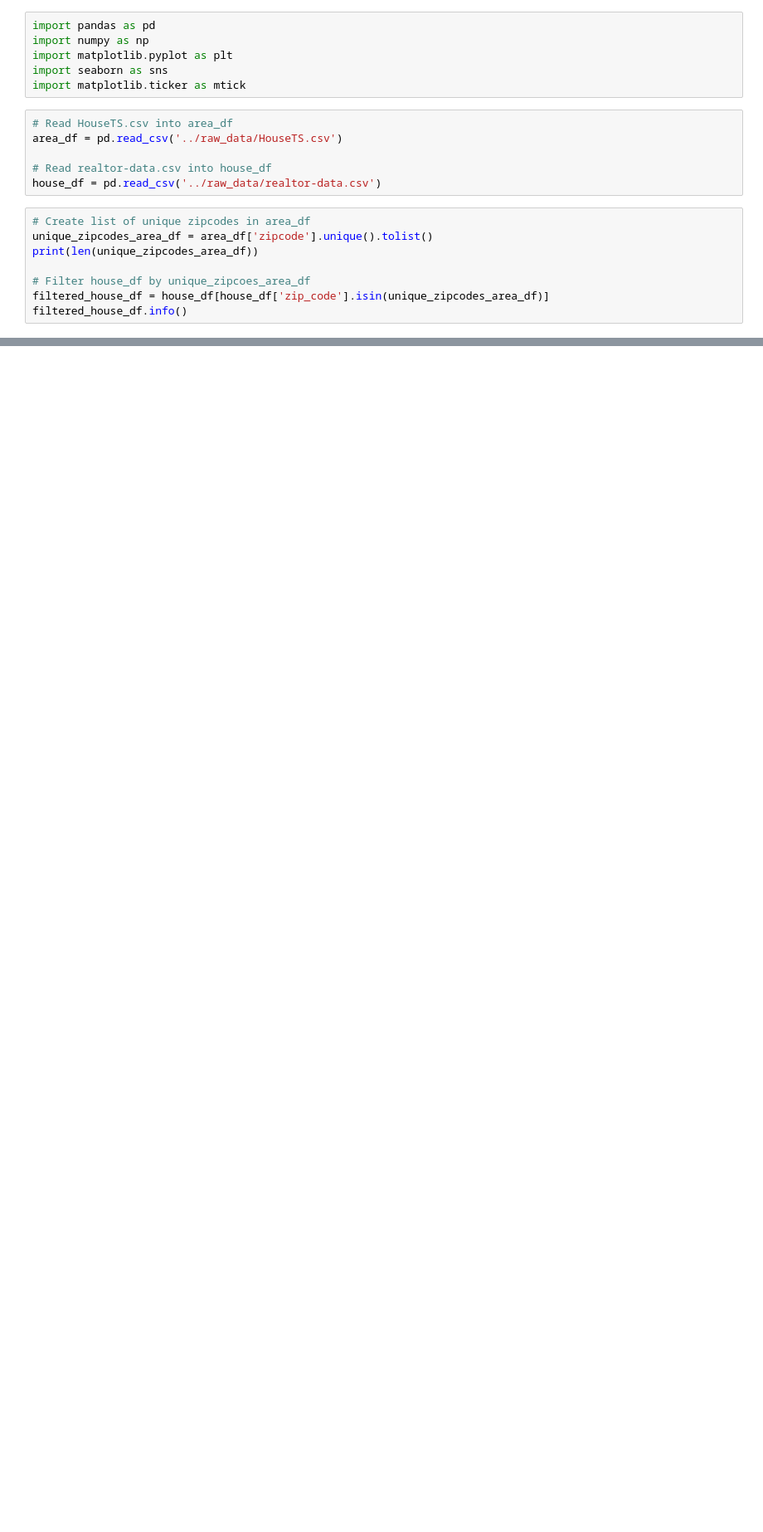
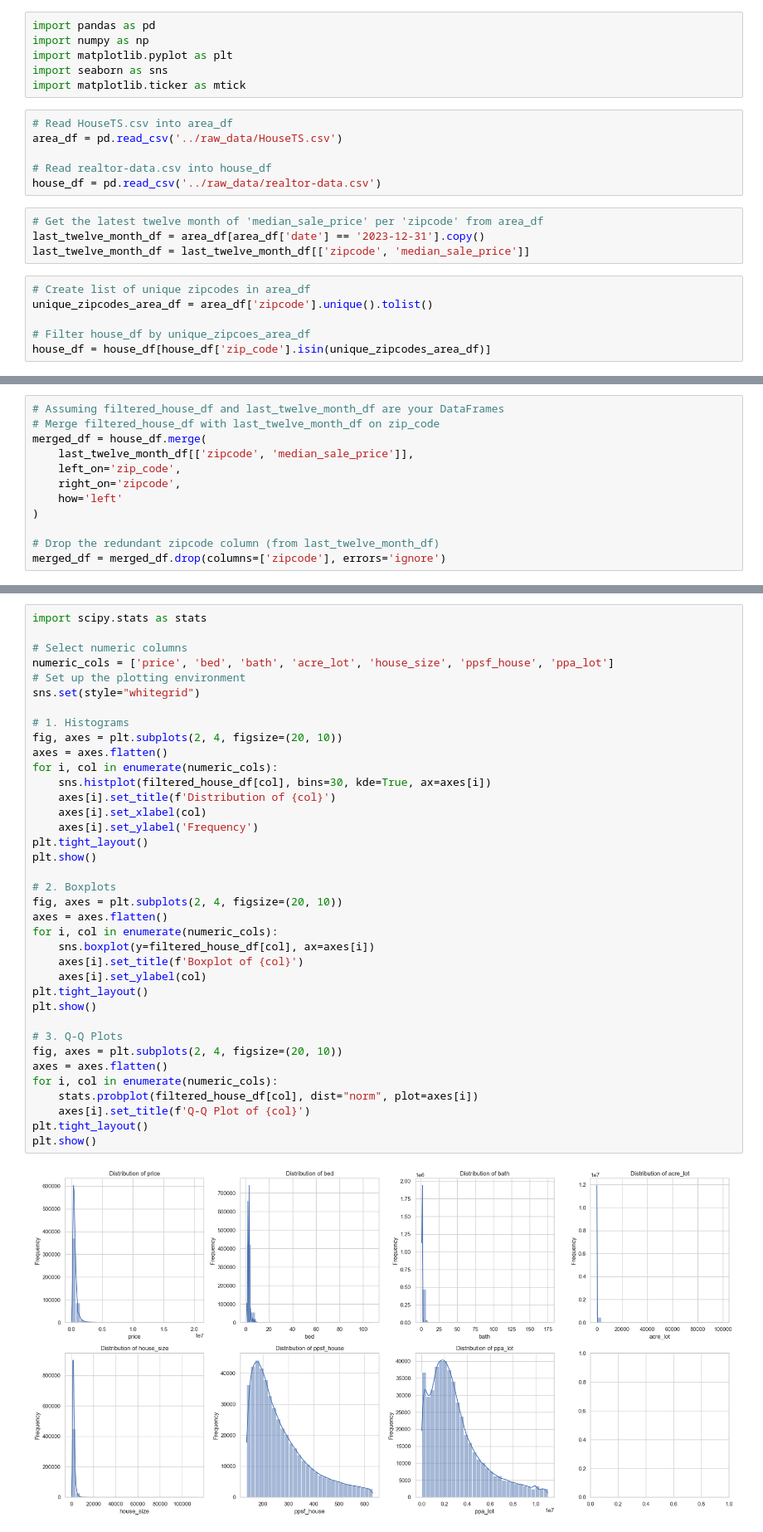
Before and after one commit to JensKlug/zillows_real_estate, a Jupyter notebook: notebooks/notebook_ck.ipynb, the cells around one changed output, grey strips where cells are left out. Shown: that part at 83% size. Drawn from its saved outputs; the diff is of its cells as text; blank space fills up the shorter version.

```diff
--- a/notebooks/notebook_ck.ipynb
+++ b/notebooks/notebook_ck.ipynb
@@ -10,11 +10,13 @@ area_df = pd.read_csv('../raw_data/HouseTS.csv')
 
 # Read realtor-data.csv into house_df
 house_df = pd.read_csv('../raw_data/realtor-data.csv')
+# %%
+# Get the latest twelve month of 'median_sale_price' per 'zipcode' from area_df
+last_twelve_month_df = area_df[area_df['date'] == '2023-12-31'].copy()
+last_twelve_month_df = last_twelve_month_df[['zipcode', 'median_sale_price']]
 # %%
 # Create list of unique zipcodes in area_df
 unique_zipcodes_area_df = area_df['zipcode'].unique().tolist()
-print(len(unique_zipcodes_area_df))
 
 # Filter house_df by unique_zipcoes_area_df
-filtered_house_df = house_df[house_df['zip_code'].isin(unique_zipcodes_area_df)]
-filtered_house_df.info()
+house_df = house_df[house_df['zip_code'].isin(unique_zipcodes_area_df)]
@@ -156,0 +23,12 @@ dtype: int64
+# %%
+# Assuming filtered_house_df and last_twelve_month_df are your DataFrames
+# Merge filtered_house_df with last_twelve_month_df on zip_code
+merged_df = house_df.merge(
+    last_twelve_month_df[['zipcode', 'median_sale_price']],
+    left_on='zip_code',
+    right_on='zipcode',
+    how='left'
+)
+
+# Drop the redundant zipcode column (from last_twelve_month_df)
+merged_df = merged_df.drop(columns=['zipcode'], errors='ignore')
@@ -156,0 +241,39 @@ dtype: int64
+# %%
+import scipy.stats as stats
+
+# Select numeric columns
+numeric_cols = ['price', 'bed', 'bath', 'acre_lot', 'house_size', 'ppsf_house', 'ppa_lot']
+# Set up the plotting environment
+sns.set(style="whitegrid")
+
+# 1. Histograms
+fig, axes = plt.subplots(2, 4, figsize=(20, 10))
+axes = axes.flatten()
+for i, col in enumerate(numeric_cols):
+    sns.histplot(filtered_house_df[col], bins=30, kde=True, ax=axes[i])
+    axes[i].set_title(f'Distribution of {col}')
+    axes[i].set_xlabel(col)
+    axes[i].set_ylabel('Frequency')
+plt.tight_layout()
+plt.show()
+
+# 2. Boxplots
+fig, axes = plt.subplots(2, 4, figsize=(20, 10))
+axes = axes.flatten()
+for i, col in enumerate(numeric_cols):
+    sns.boxplot(y=filtered_house_df[col], ax=axes[i])
+    axes[i].set_title(f'Boxplot of {col}')
+    axes[i].set_ylabel(col)
+plt.tight_layout()
+plt.show()
+
+# 3. Q-Q Plots
+fig, axes = plt.subplots(2, 4, figsize=(20, 10))
+axes = axes.flatten()
+for i, col in enumerate(numeric_cols):
+    stats.probplot(filtered_house_df[col], dist="norm", plot=axes[i])
+    axes[i].set_title(f'Q-Q Plot of {col}')
+plt.tight_layout()
+plt.show()
+# %% [output]
+[figure, added]
```
Also changed, not shown: parts of 17 cells of this notebook.
